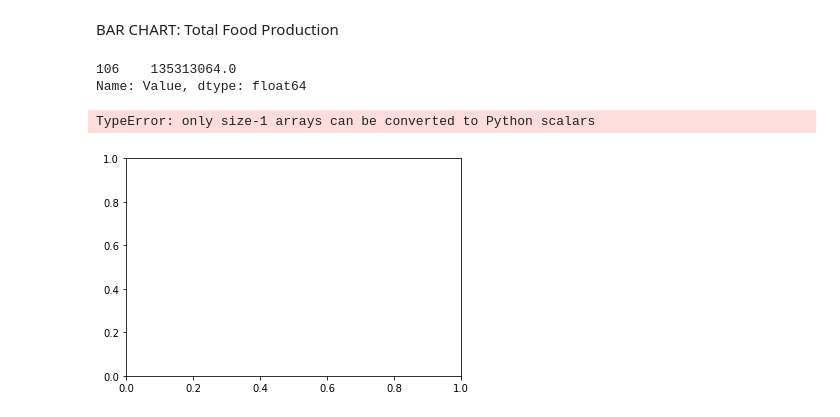
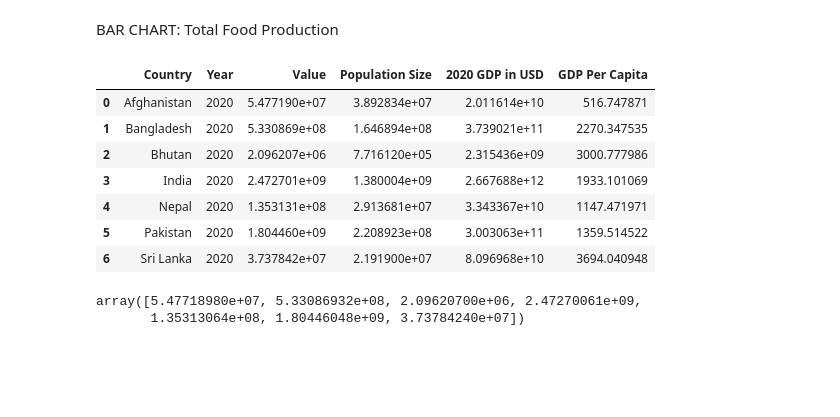
Before and after one commit to jeffbrown961/Project-1, a Jupyter notebook: Jeff_Portion.ipynb, the cells around one changed output. Drawn from its saved outputs; the diff is of its cells as text; code cells hidden in the pictures; blank space fills up the shorter version.

```diff
--- a/Jeff_Portion.ipynb
+++ b/Jeff_Portion.ipynb
@@ -107,19 +133,16 @@ BAR CHART: Total Food Production
 # %%
 #variables
 
-afghan_only2=dropped_columns_df2.loc[dropped_columns_df2['Country'] =='Afghanistan']
-afghan_only2=afghan_only2["Value"]
-Nepal_only2=dropped_columns_df2.loc[dropped_columns_df2['Country'] =='Nepal']
-Nepal_only2=Nepal_only2['Value']
-#Nepal_only2=Nepal_only2.loc[Nepal_only2.wd==1, 'Value'].values[0]
-Pakistan_only2=dropped_columns_df2.loc[dropped_columns_df2['Country'] =='Pakistan']
-Pakistan_only2=Pakistan_only2['Value']
-Bangladesh_only2=dropped_columns_df2.loc[dropped_columns_df2['Country'] =='Bangladesh']
-Bangladesh_only2=Bangladesh_only2['Value']
-India_only2=dropped_columns_df2.loc[dropped_columns_df2['Country'] =='India']
-India_only2=India_only2['Value']
-Nepal_only2
+# afghan_only2=dropped_columns_df2.loc[dropped_columns_df2['Country'] =='Afghanistan']
+# afghan_only2=afghan_only2["Value"]
+# Nepal_only2=dropped_columns_df2.loc[dropped_columns_df2['Country'] =='Nepal']
+# Nepal_only2=Nepal_only2['Value']
+# #Nepal_only2=Nepal_only2.loc[Nepal_only2.wd==1, 'Value'].values[0]
+# Pakistan_only2=dropped_columns_df2.loc[dropped_columns_df2['Country'] =='Pakistan']
+# Pakistan_only2=Pakistan_only2['Value']
+# Bangladesh_only2=dropped_columns_df2.loc[dropped_columns_df2['Country'] =='Bangladesh']
+# Bangladesh_only2=Bangladesh_only2['Value']
+# India_only2=dropped_columns_df2.loc[dropped_columns_df2['Country'] =='India']
+# India_only2=India_only2['Value']
+# Nepal_only2
-# %% [output]
-106    135313064.0
-Name: Value, dtype: float64
 # %%
@@ -129,5 +152,21 @@ x_axis2=np.arange(len(y_axis2))
-# %%
-plt.bar(x_axis2, y_axis2)
-# %% [output]
-TypeError: only size-1 arrays can be converted to Python scalars
-[figure, removed]
+# %%
+filtered_data = merged_df[merged_df['Country'].isin(['Afghanistan', 'Bangladesh', 'Bhutan', 'India', 'Nepal', 'Pakistan', 'Sri Lanka'])].reset_index(drop=True)
+filtered_data
+# %% [output]
+|  | Country | Year | Value | Population Size | 2020 GDP in USD | GDP Per Capita |
+| 0 | Afghanistan | 2020 | 5.477190e+07 | 3.892834e+07 | 2.011614e+10 | 516.747871 |
+| 1 | Bangladesh | 2020 | 5.330869e+08 | 1.646894e+08 | 3.739021e+11 | 2270.347535 |
+| 2 | Bhutan | 2020 | 2.096207e+06 | 7.716120e+05 | 2.315436e+09 | 3000.777986 |
+| 3 | India | 2020 | 2.472701e+09 | 1.380004e+09 | 2.667688e+12 | 1933.101069 |
+| 4 | Nepal | 2020 | 1.353131e+08 | 2.913681e+07 | 3.343367e+10 | 1147.471971 |
+| 5 | Pakistan | 2020 | 1.804460e+09 | 2.208923e+08 | 3.003063e+11 | 1359.514522 |
+| 6 | Sri Lanka | 2020 | 3.737842e+07 | 2.191900e+07 | 8.096968e+10 | 3694.040948 |
+# %%
+x_axis2 = np.array(filtered_data["Country"])
+x_axis2
+
+y_axis2 = np.array(filtered_data["Value"])
+y_axis2
+# %% [output]
+array([5.47718980e+07, 5.33086932e+08, 2.09620700e+06, 2.47270061e+09,
+       1.35313064e+08, 1.80446048e+09, 3.73784240e+07])
```
Also changed, not shown: parts of 9 cells of this notebook.
